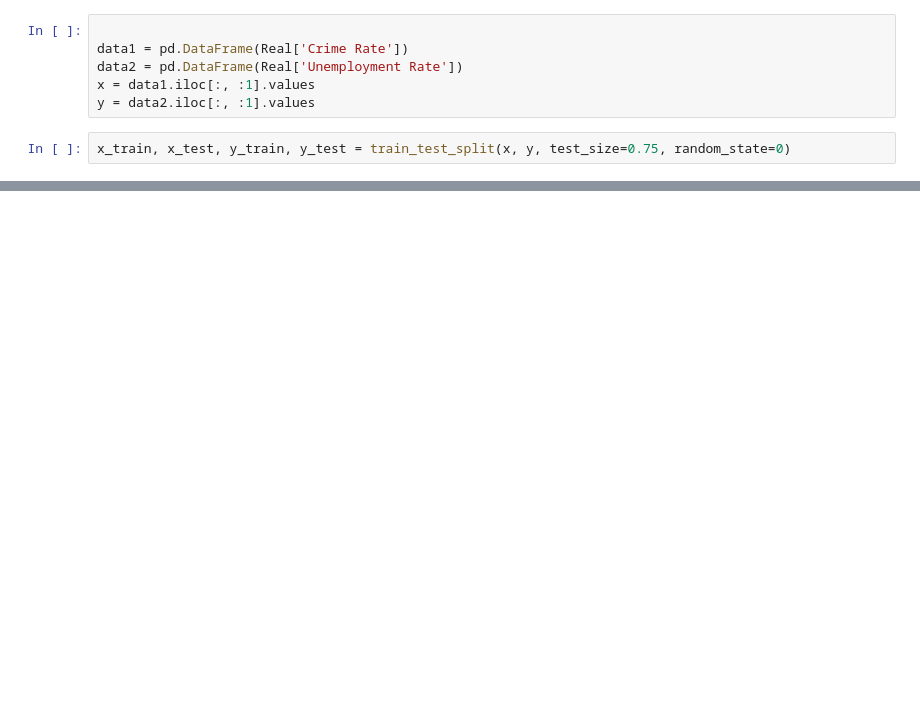
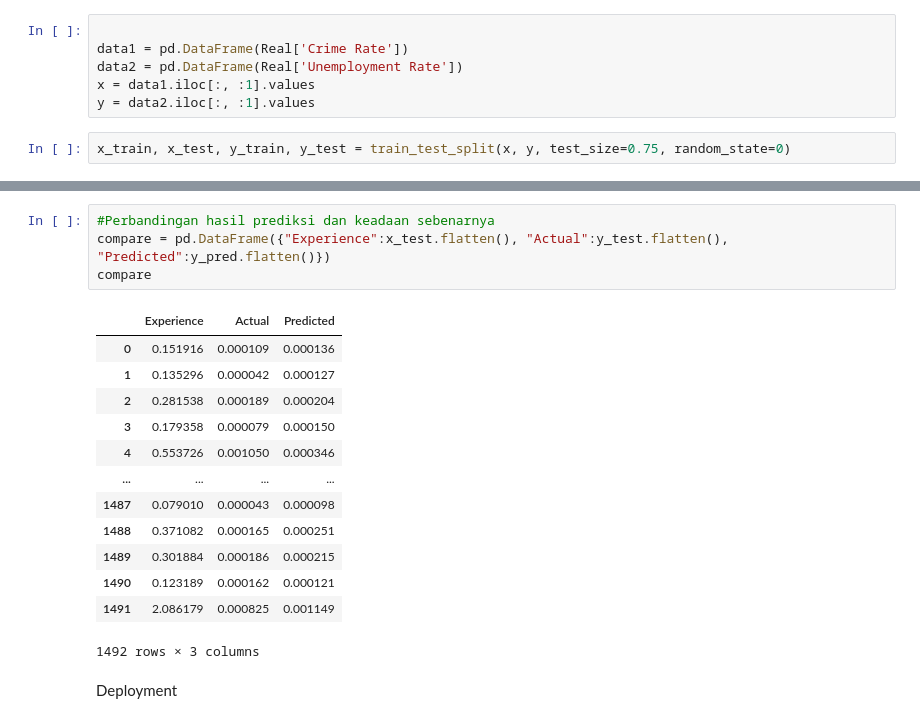
Before and after one commit to FakhriFaishalRochdiana/SDG-16---Crime-Rate, a Jupyter notebook: Kelompok_4_Visualisasi_Data.ipynb, the cells around one changed output, grey strips where cells are left out. Cells and saved outputs as stored; diff of their text form; blank space fills up the shorter version.

```diff
--- a/Kelompok_4_Visualisasi_Data.ipynb
+++ b/Kelompok_4_Visualisasi_Data.ipynb
@@ -260,0 +297,20 @@ Mean Absolute Error (MAE):  0.00010067116313548858
+# %%
+#Perbandingan hasil prediksi dan keadaan sebenarnya
+compare = pd.DataFrame({"Experience":x_test.flatten(), "Actual":y_test.flatten(), "Predicted":y_pred.flatten()})
+compare
+# %% [output]
+|  | Experience | Actual | Predicted |
+| 0 | 0.151916 | 0.000109 | 0.000136 |
+| 1 | 0.135296 | 0.000042 | 0.000127 |
+| 2 | 0.281538 | 0.000189 | 0.000204 |
+| 3 | 0.179358 | 0.000079 | 0.000150 |
+| 4 | 0.553726 | 0.001050 | 0.000346 |
+| ... | ... | ... | ... |
+| 1487 | 0.079010 | 0.000043 | 0.000098 |
+| 1488 | 0.371082 | 0.000165 | 0.000251 |
+| 1489 | 0.301884 | 0.000186 | 0.000215 |
+| 1490 | 0.123189 | 0.000162 | 0.000121 |
+| 1491 | 2.086179 | 0.000825 | 0.001149 |
+1492 rows × 3 columns
+# %% [markdown]
+Deployment
```
Also changed, not shown: parts of 9 cells of this notebook.
